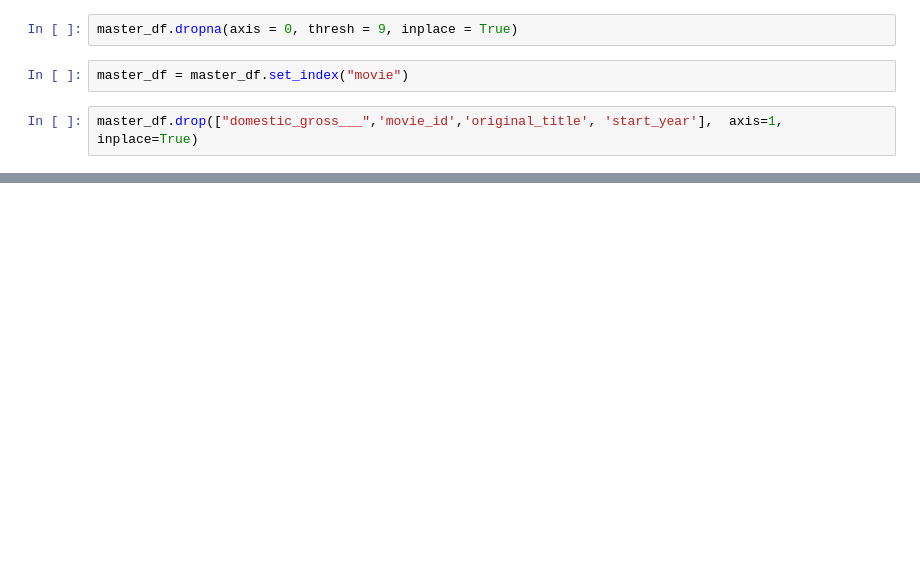
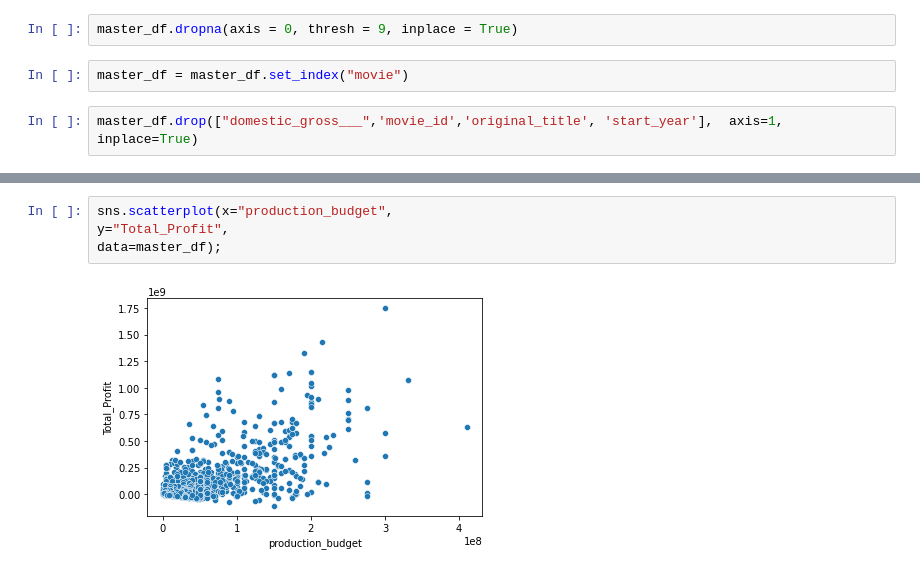
Before and after one commit to jacrivera/AI-Academy-Semester-1-Capstone-Group-5, a Jupyter notebook: Final-Workbook.ipynb, the cells around one changed output, grey strips where cells are left out. Cells and saved outputs as stored; diff of their text form; blank space fills up the shorter version.

```diff
--- a/student.ipynb
+++ b/Final-Workbook.ipynb
@@ -260,0 +285,6 @@ master_df
+# %%
+sns.scatterplot(x="production_budget",
+y="Total_Profit",
+data=master_df);
+# %% [output]
+[figure, added]
```
Also changed, not shown: parts of 7 cells of this notebook, 1 other file.
